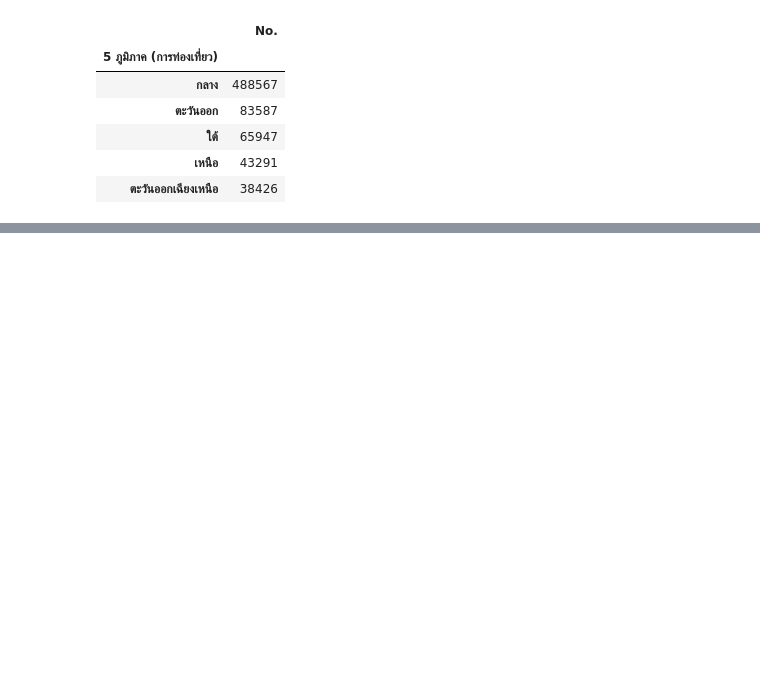
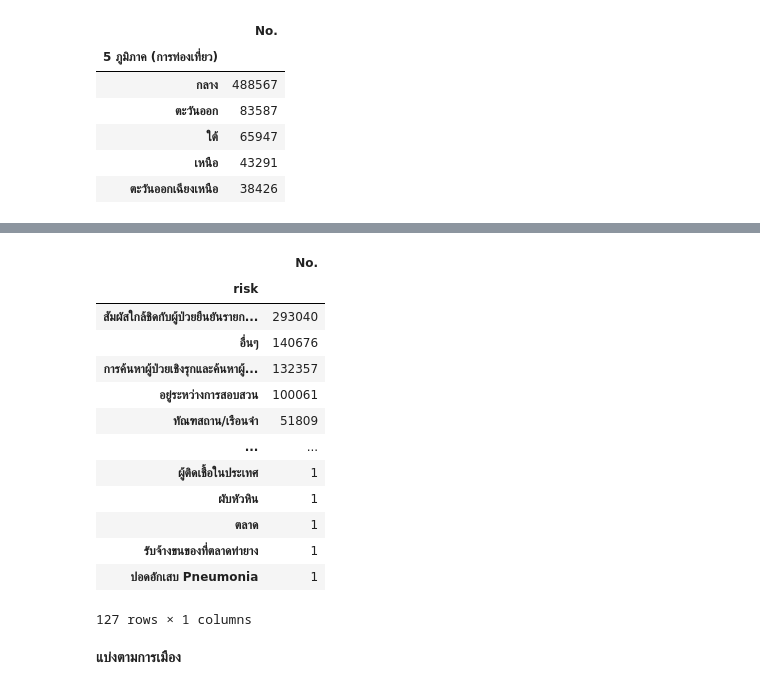
Before and after one commit to Wanita-8943/data_viz_2022, a Jupyter notebook: BasicPython&DataViz_midterm2022.ipynb, the cells around one changed output, grey strips where cells are left out. Saved outputs shown, nothing was run; the diff lists cells and outputs as text; code cells hidden in the pictures; blank space fills up the shorter version.

```diff
--- a/BasicPython&DataViz_midterm2022.ipynb
+++ b/BasicPython&DataViz_midterm2022.ipynb
@@ -626,0 +714,19 @@ data1.groupby('5 ภูมิภาค (การท่องเที่ยว)
+# %%
+data_meteo.groupby('risk')[['No.']].count().sort_values('No.',ascending=False) #จัดกลุ่ม data_meteo โดยใช้คำสั่ง groupby และนับจำผู้ป่วยโดยแบ่งตาม6 ภูมิภาค (อุตุนิยมวิทยา)โดยใช้ column No.ในการนับ และเรียงข้อมูลตามคอลัมน์
+# %% [output]
+|  | No. |
+| risk |  |
+| สัมผัสใกล้ชิดกับผู้ป่วยยืนยันรายก... | 293040 |
+| อื่นๆ | 140676 |
+| การค้นหาผู้ป่วยเชิงรุกและค้นหาผู้... | 132357 |
+| อยู่ระหว่างการสอบสวน | 100061 |
+| ทัณฑสถาน/เรือนจำ | 51809 |
+| ... | ... |
+| ผู้ติดเชื้อในประเทศ | 1 |
+| ผับหัวหิน | 1 |
+| ตลาด | 1 |
+| รับจ้างขนของที่ตลาดท่ายาง | 1 |
+| ปอดอักเสบ Pneumonia | 1 |
+127 rows × 1 columns
+# %% [markdown]
+**แบ่งตามการเมือง**
```
Also changed, not shown: parts of 81 cells of this notebook.
